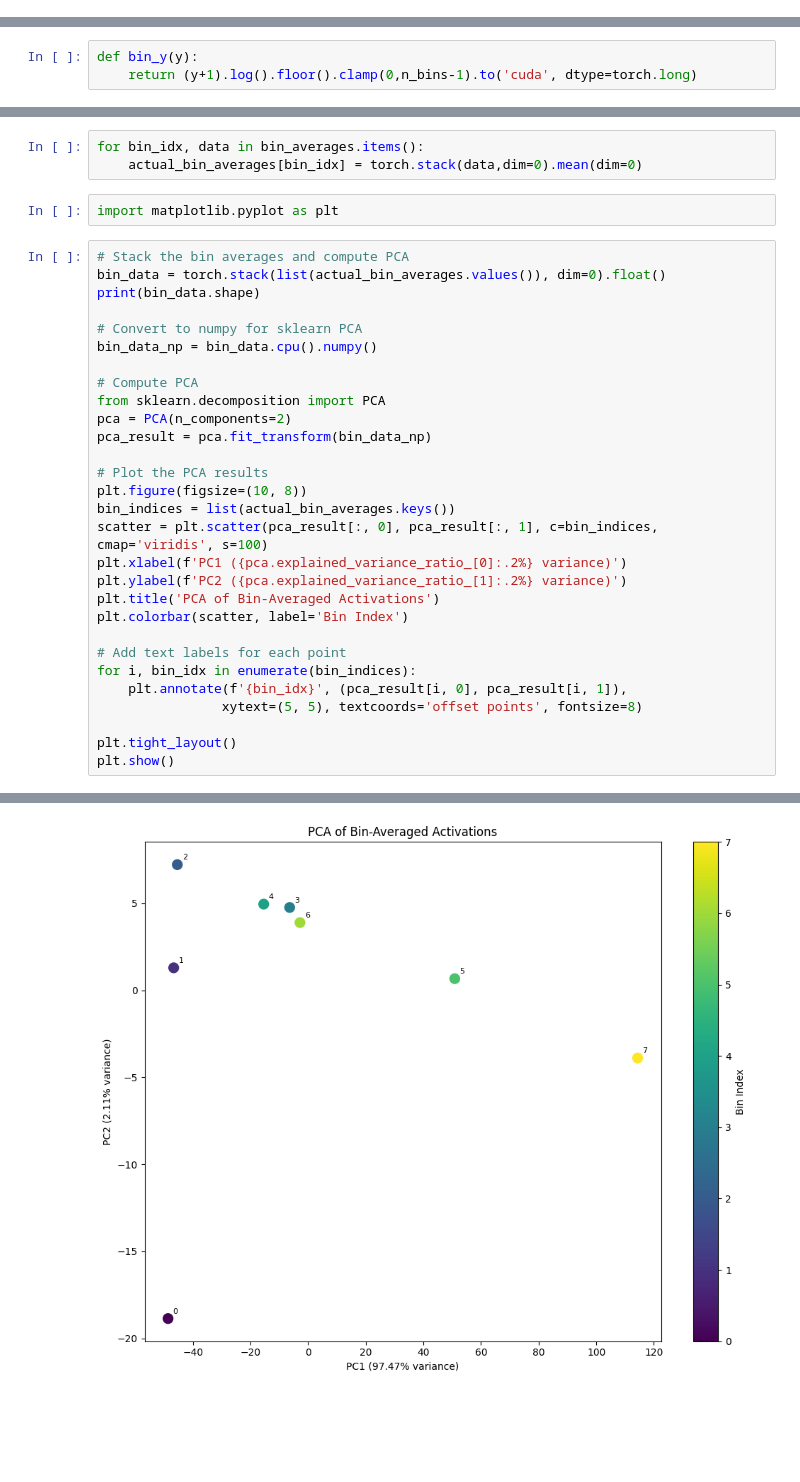
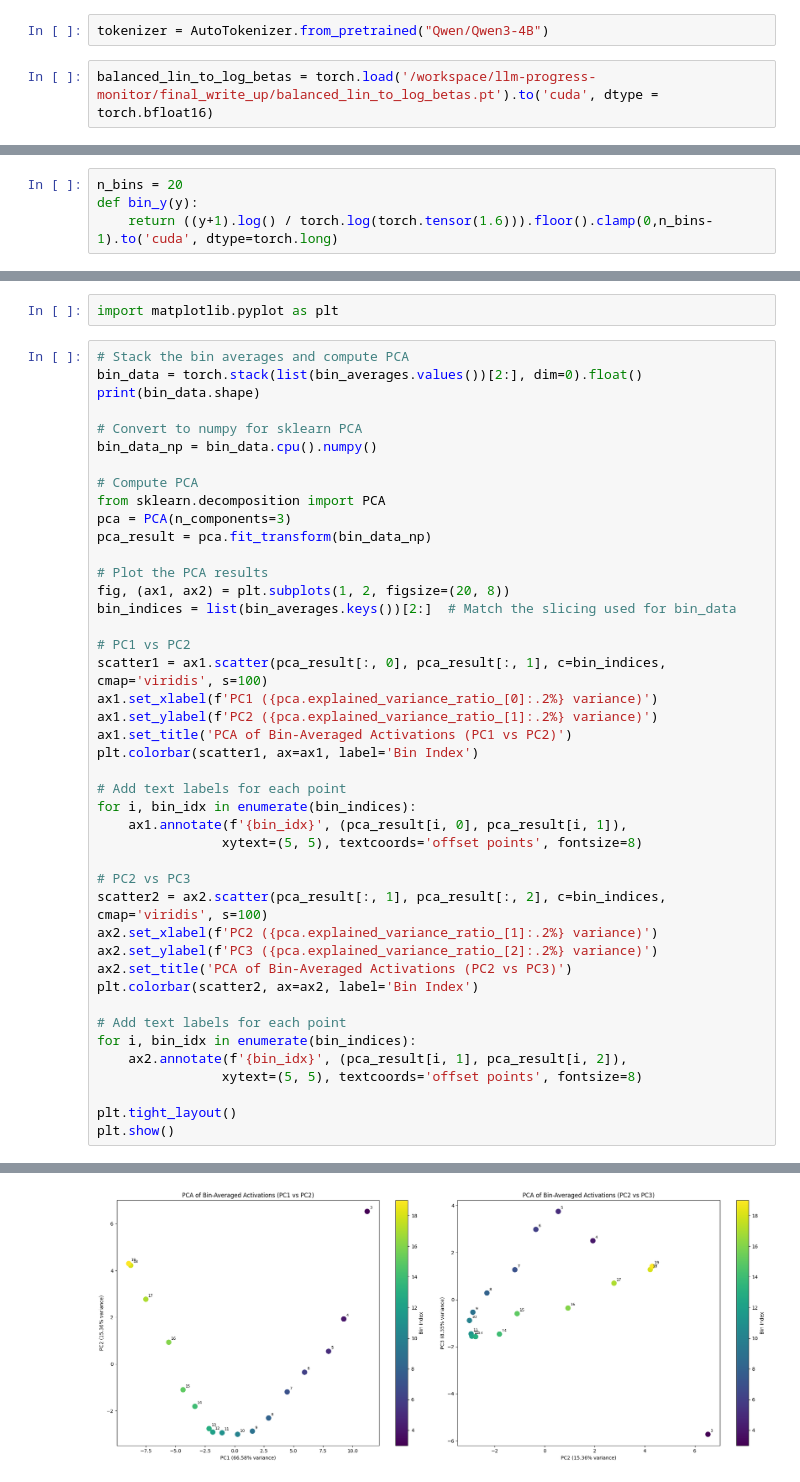
Before and after one commit to hasanbaig8/llm-progress-monitor, a Jupyter notebook: final_write_up_plots.ipynb, the cells around one changed output, grey strips where cells are left out. Drawn from its saved outputs; the diff is of its cells as text; blank space fills up the shorter version.

```diff
--- a/final_write_up_plots.ipynb
+++ b/final_write_up_plots.ipynb
@@ -678,0 +886,4 @@ Total explained variance: 0.7329
+# %%
+tokenizer = AutoTokenizer.from_pretrained("Qwen/Qwen3-4B")
+# %%
+balanced_lin_to_log_betas = torch.load('/workspace/llm-progress-monitor/final_write_up/balanced_lin_to_log_betas.pt').to('cuda', dtype = torch.bfloat16)
@@ -807,5 +1179,6 @@ plt.show()
 # %%
+n_bins = 20
 def bin_y(y):
-    return (y+1).log().floor().clamp(0,n_bins-1).to('cuda', dtype=torch.long)
+    return ((y+1).log() / torch.log(torch.tensor(1.6))).floor().clamp(0,n_bins-1).to('cuda', dtype=torch.long)
 # %%
 bin_averages = {}
@@ -833,11 +1211,8 @@ actual_bin_averages = {}
-# %%
-for bin_idx, data in bin_averages.items():
-    actual_bin_averages[bin_idx] = torch.stack(data,dim=0).mean(dim=0)
 # %%
 import matplotlib.pyplot as plt
 # %%
 # Stack the bin averages and compute PCA
-bin_data = torch.stack(list(actual_bin_averages.values()), dim=0).float()
+bin_data = torch.stack(list(bin_averages.values())[2:], dim=0).float()
 print(bin_data.shape)
 
 # Convert to numpy for sklearn PCA
@@ -845,21 +1220,35 @@ bin_data_np = bin_data.cpu().numpy()
 
 # Compute PCA
 from sklearn.decomposition import PCA
-pca = PCA(n_components=2)
+pca = PCA(n_components=3)
 pca_result = pca.fit_transform(bin_data_np)
 
 # Plot the PCA results
-plt.figure(figsize=(10, 8))
-bin_indices = list(actual_bin_averages.keys())
-scatter = plt.scatter(pca_result[:, 0], pca_result[:, 1], c=bin_indices, cmap='viridis', s=100)
-plt.xlabel(f'PC1 ({pca.explained_variance_ratio_[0]:.2%} variance)')
-plt.ylabel(f'PC2 ({pca.explained_variance_ratio_[1]:.2%} variance)')
-plt.title('PCA of Bin-Averaged Activations')
-plt.colorbar(scatter, label='Bin Index')
+fig, (ax1, ax2) = plt.subplots(1, 2, figsize=(20, 8))
+bin_indices = list(bin_averages.keys())[2:]  # Match the slicing used for bin_data
+
+# PC1 vs PC2
+scatter1 = ax1.scatter(pca_result[:, 0], pca_result[:, 1], c=bin_indices, cmap='viridis', s=100)
+ax1.set_xlabel(f'PC1 ({pca.explained_variance_ratio_[0]:.2%} variance)')
+ax1.set_ylabel(f'PC2 ({pca.explained_variance_ratio_[1]:.2%} variance)')
+ax1.set_title('PCA of Bin-Averaged Activations (PC1 vs PC2)')
+plt.colorbar(scatter1, ax=ax1, label='Bin Index')
 
 # Add text labels for each point
 for i, bin_idx in enumerate(bin_indices):
-    plt.annotate(f'{bin_idx}', (pca_result[i, 0], pca_result[i, 1]),
+    ax1.annotate(f'{bin_idx}', (pca_result[i, 0], pca_result[i, 1]),
+                xytext=(5, 5), textcoords='offset points', fontsize=8)
+
+# PC2 vs PC3
+scatter2 = ax2.scatter(pca_result[:, 1], pca_result[:, 2], c=bin_indices, cmap='viridis', s=100)
+ax2.set_xlabel(f'PC2 ({pca.explained_variance_ratio_[1]:.2%} variance)')
+ax2.set_ylabel(f'PC3 ({pca.explained_variance_ratio_[2]:.2%} variance)')
+ax2.set_title('PCA of Bin-Averaged Activations (PC2 vs PC3)')
+plt.colorbar(scatter2, ax=ax2, label='Bin Index')
+
+# Add text labels for each point
+for i, bin_idx in enumerate(bin_indices):
+    ax2.annotate(f'{bin_idx}', (pca_result[i, 1], pca_result[i, 2]),
                 xytext=(5, 5), textcoords='offset points', fontsize=8)
 
 plt.tight_layout()
@@ -869 +1258 @@ torch.Size([8, 2560])
-[figure, old version]
+[figure, new version]
```
Also changed, not shown: parts of 30 cells of this notebook, 2 other files.
